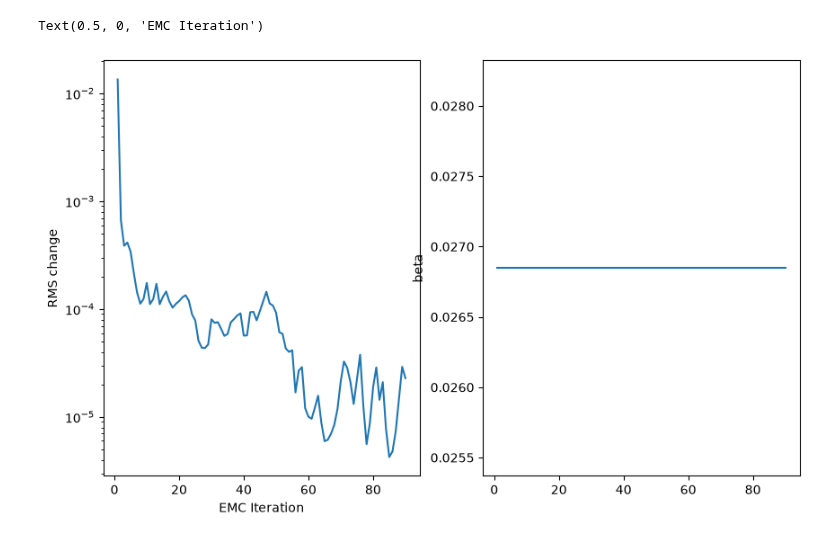
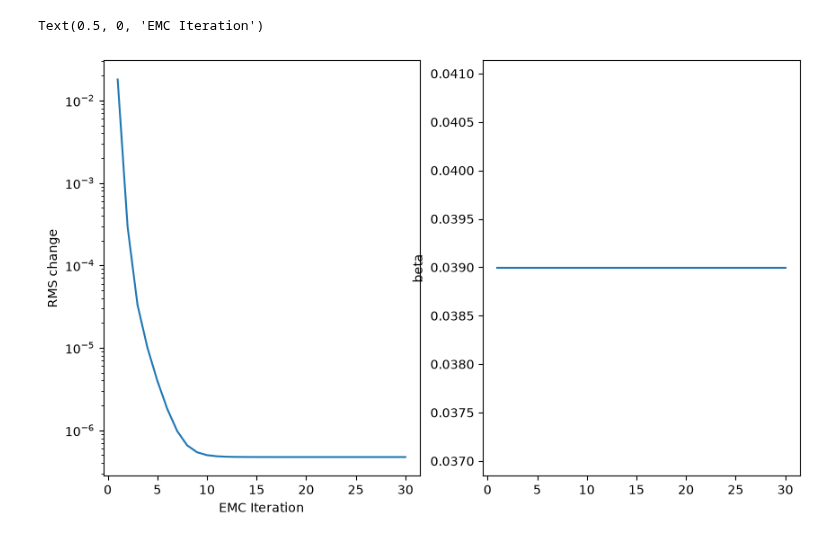
Before and after one commit to YellowSub17/dfly-p6933, a Jupyter notebook: assess_recon.ipynb, the cells around one changed output. Saved outputs shown, nothing was run; the diff lists cells and outputs as text; code cells hidden in the pictures.

```diff
--- a/assess_recon.ipynb
+++ b/assess_recon.ipynb
@@ -3,24 +3,24 @@ import numpy as np
 import matplotlib.pyplot as plt
 # %%
 
-DRAGONFLY_RECON = './detd_0002'
+DRAGONFLY_RECON = './cp256-rb1_0001'
 
 
 log_arr = np.loadtxt(f'{DRAGONFLY_RECON}/logs/EMC.log',dtype=float, skiprows=19)
 
 
 i_iter, time, rms_change, info_rate, log_likelihood, num_rot, beta = log_arr.T
 
 
 fig, axes = plt.subplots(1, 2, sharex=True, figsize=(10,6))
 axes[0].plot(i_iter, rms_change)
 axes[0].set_yscale('log')
 axes[0].set_ylabel('RMS change')
 axes[0].set_xlabel('EMC Iteration')
 
 axes[1].plot(i_iter, beta)
 axes[1].set_ylabel('beta')
 axes[0].set_xlabel('EMC Iteration')
 # %% [output]
 Text(0.5, 0, 'EMC Iteration')
-[figure, old version]
+[figure, new version]
```
Also changed, not shown: 9 other files.
